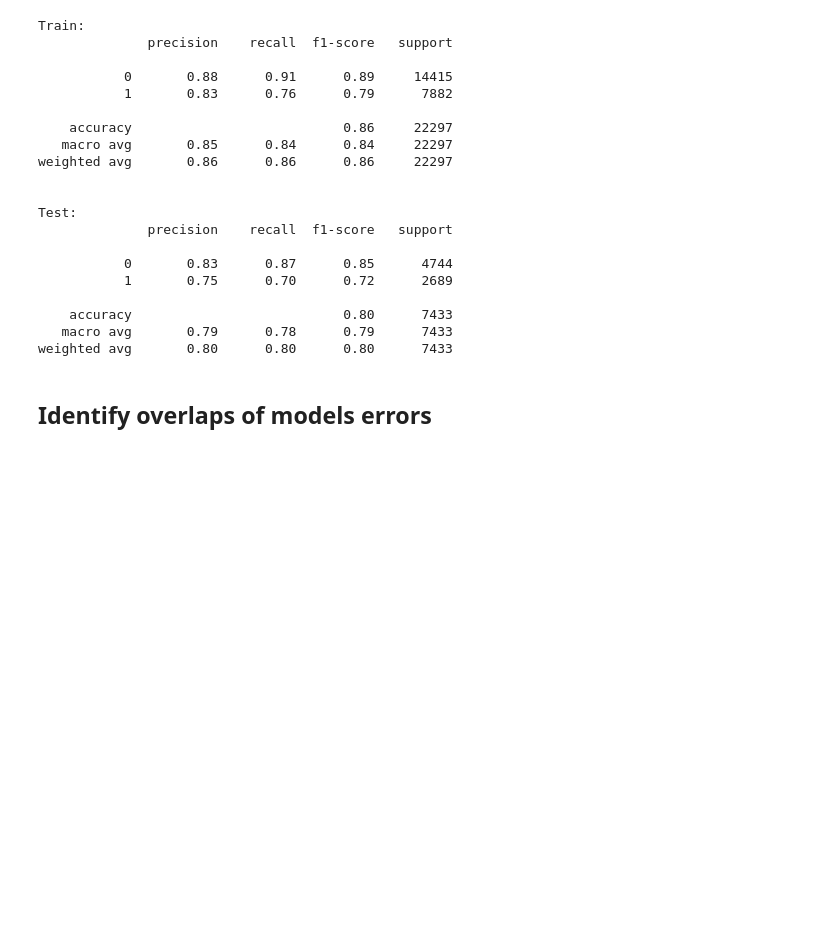
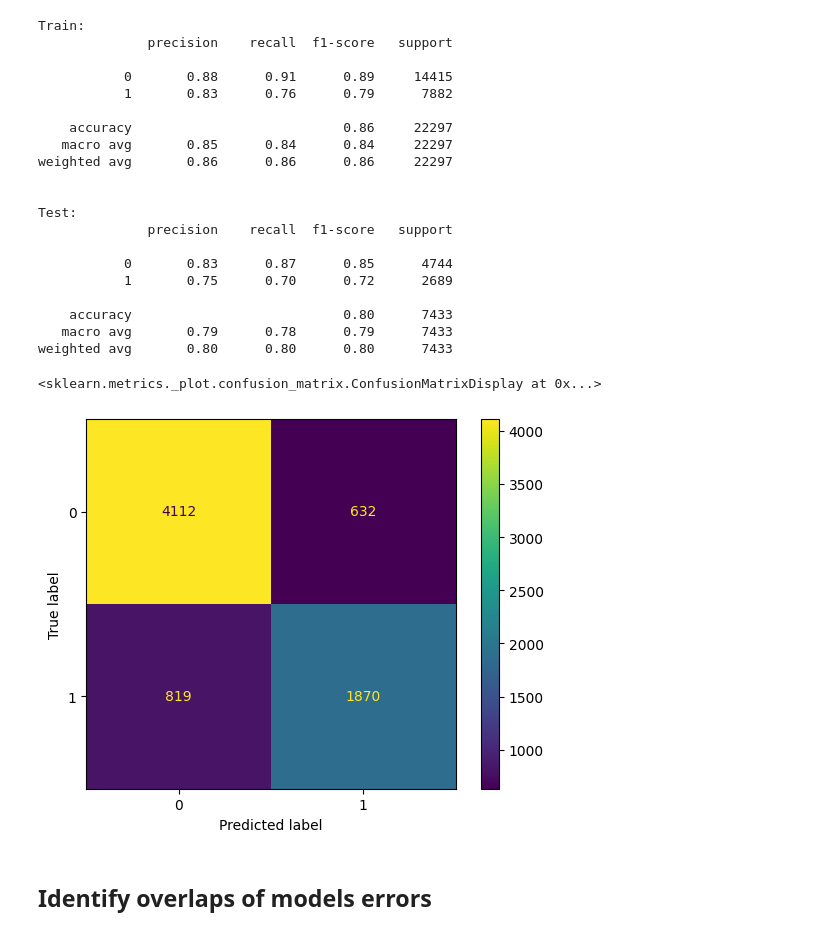
Before and after one commit to fedorTurchenko18/dsc-571, a Jupyter notebook: stacking.ipynb, the cells around one changed output. Drawn from its saved outputs; the diff is of its cells as text; code cells hidden in the pictures; blank space fills up the shorter version.

```diff
--- a/stacking.ipynb
+++ b/stacking.ipynb
@@ -130,7 +146,11 @@ knn_op.fit(
 # %%
 optuna.visualization.plot_optimization_history(knn_op.study)
 # %%
-knn_best = KNeighborsClassifier(**knn_op.model.get_params())
+try:
+    knn_best_params = load_params(KNeighborsClassifier)
+    knn_best = KNeighborsClassifier(**knn_best_params)
+except FileNotFoundError:
+    knn_best = KNeighborsClassifier(**knn_op.model.get_params())
 knn_best.fit(X_train, y_train)
 knn_train_preds = knn_best.predict(X_train)
 knn_test_preds = knn_best.predict(X_test)
@@ -184,7 +204,11 @@ rf_op.fit(
     ('min_samples_split', 'float', 1e-4, 1e-2, {'log': True})
 )
 # %%
-rf_best = RandomForestClassifier(**rf_op.model.get_params())
+try:
+    rf_best_params = load_params(RandomForestClassifier)
+    rf_best = RandomForestClassifier(**rf_best_params)
+except FileNotFoundError:
+    rf_best = RandomForestClassifier(**rf_op.model.get_params())
 rf_best.fit(X_train, y_train)
 rf_train_preds = rf_best.predict(X_train)
 rf_test_preds = rf_best.predict(X_test)
@@ -234,7 +258,11 @@ xgb_op.fit(
     ('max_depth', 'categorical', [5, 10, 20, 30])
 )
 # %%
-xgb_best = XGBClassifier(**xgb_op.model.get_params())
+try:
+    xgb_best_params = load_params(XGBClassifier)
+    xgb_best = XGBClassifier(**xgb_best_params)
+except FileNotFoundError:
+    xgb_best = XGBClassifier(**xgb_op.model.get_params())
 xgb_best.fit(X_train, y_train)
 xgb_train_preds = xgb_best.predict(X_train)
 xgb_test_preds = xgb_best.predict(X_test)
@@ -266,3 +294,11 @@ Test:
 weighted avg       0.80      0.80      0.80      7433
 # %%
 params_to_txt(xgb_op)
+# %%
+cm = confusion_matrix(y_test, xgb_test_preds)
+cm_disp = ConfusionMatrixDisplay(cm, display_labels=xgb_best.classes_)
+# %%
+cm_disp.plot()
+# %% [output]
+<sklearn.metrics._plot.confusion_matrix.ConfusionMatrixDisplay at 0x...>
+[figure, added]
```
Also changed, not shown: parts of 16 cells of this notebook.
